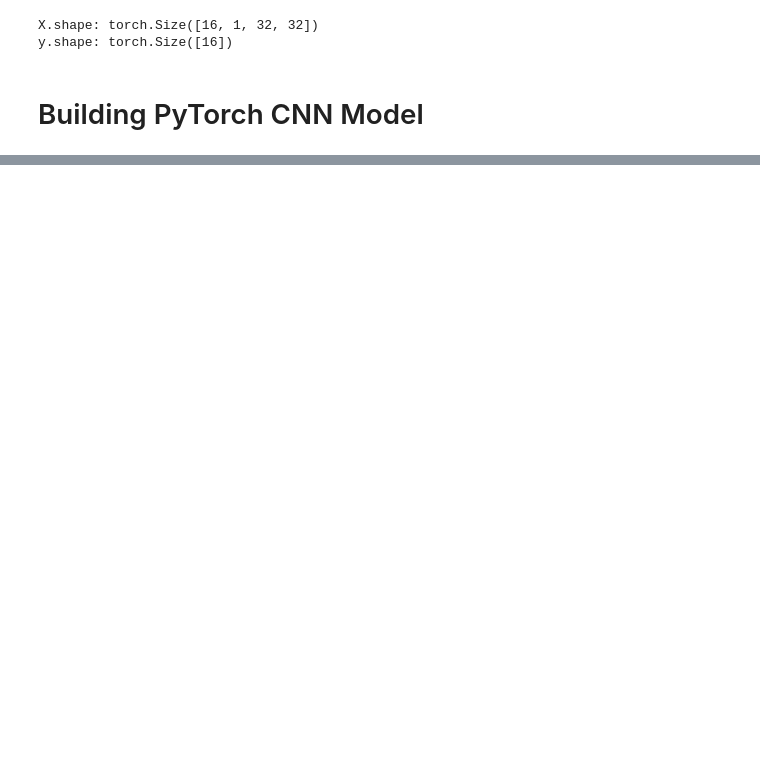
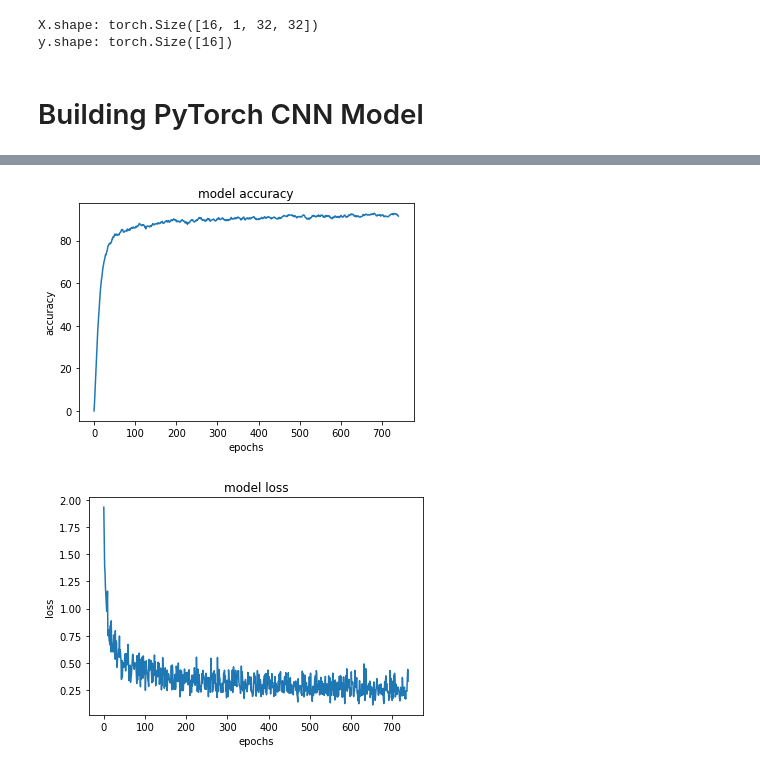
Before and after one commit to bzhang610/GoogleDoodle, a Jupyter notebook: main.ipynb, the cells around one changed output, grey strips where cells are left out. Saved outputs shown, nothing was run; the diff lists cells and outputs as text; code cells hidden in the pictures; blank space fills up the shorter version.

```diff
--- a/main.ipynb
+++ b/main.ipynb
@@ -207,0 +210,21 @@ Epoch [1/10], Step [1500], Loss: 0.6931,Accuracy:78.9062
+# %%
+import matplotlib.pyplot as plt
+
+plt.plot(accuracy)
+plt.ylabel("accuracy")
+plt.xlabel("epochs")
+plt.title("model accuracy")
+plt.savefig("doodle-inception-8classes-acc.png")
+plt.show()
+plt.close()
+
+plt.plot(loss_stored)
+plt.ylabel("loss")
+plt.xlabel("epochs")
+plt.title("model loss")
+plt.savefig("doodle-inception-8classes-loss.png")
+plt.show()
+plt.close()
+# %% [output]
+[figure, added]
+[figure, added]
```
Also changed, not shown: parts of 1 cell of this notebook.
